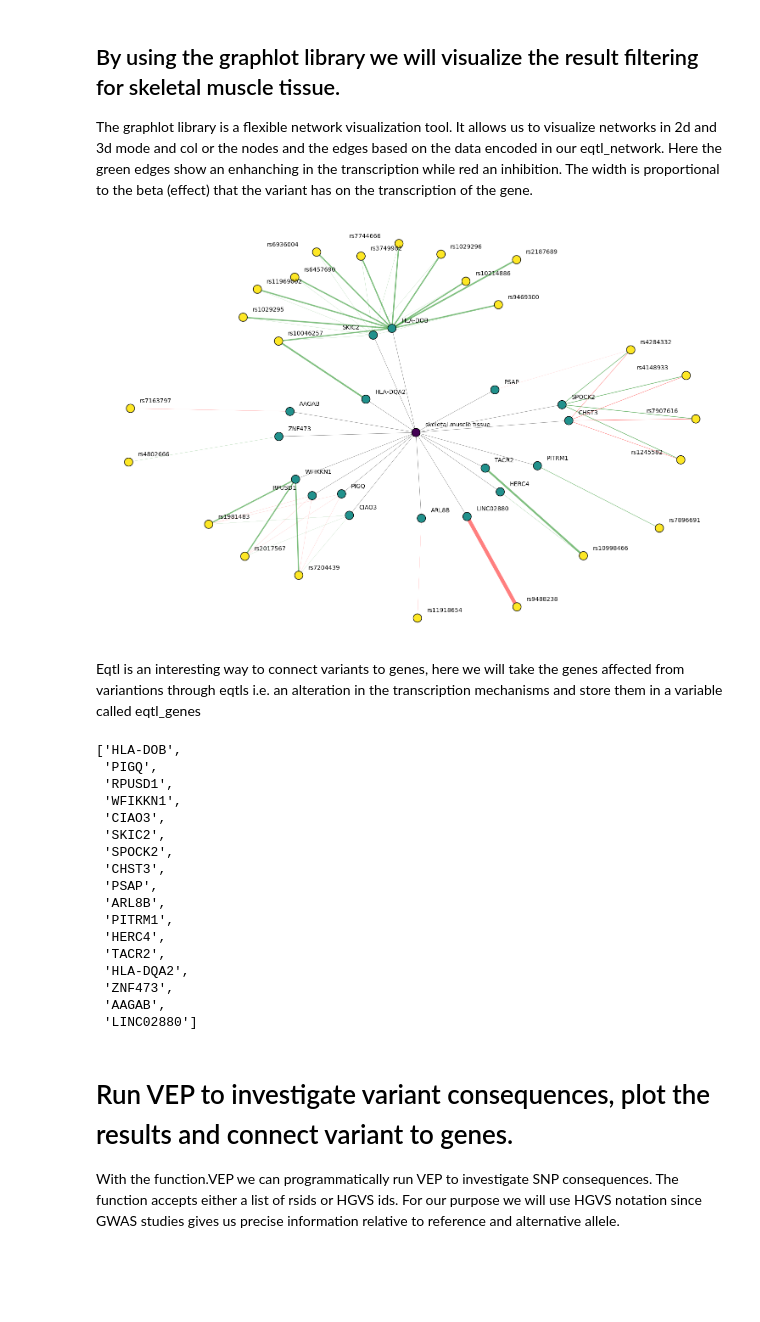
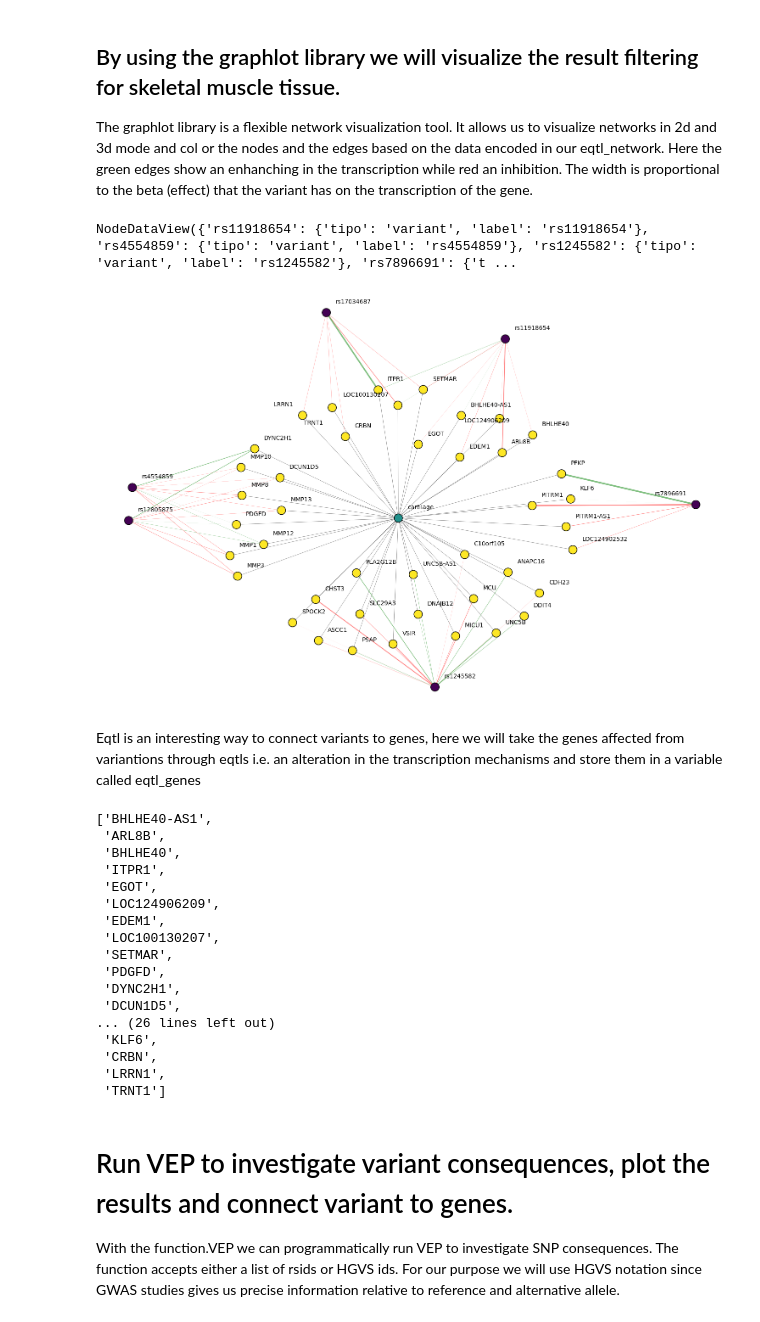
Before and after one commit to freh-g/genopyc, a Jupyter notebook: tutorials/Genopyc_tutorial_notebook.ipynb, the cells around one changed output. Cells and saved outputs as stored; diff of their text form; code cells hidden in the pictures; blank space fills up the shorter version.

```diff
--- a/tutorials/Genopyc_tutorial_notebook.ipynb
+++ b/tutorials/Genopyc_tutorial_notebook.ipynb
@@ -153,5 +156,5 @@ These studies correlate genetic variations with the altered expression of a gene
 Genopyc allows you to retrieve all the eqtls of a given variant the code. Data are fetched from [EBI](https://www.ebi.ac.uk/eqtl/). [Documentation](https://www.ebi.ac.uk/eqtl/api-docs/#accessing-the-api) available. Here we will get the eqtls for the variants.
 The function can take a while to run
 # %%
-eqtls_dict={rsid:gp.get_eqtl_df(rsid) for rsid in variants[10]}
+eqtls_dict={rsid:gp.get_eqtl_df(rsid,size=10000) for rsid in variants[:10]}
 # %%
@@ -197,3 +208,3 @@ The network will help us understand better the action of the variant in fact a r
 # %%
-eqtl_network_smt = gp.make_eqtl_network(list_of_eqtls_dataframes,tissue_name=True,gene_symbol=True,tissue='cartilage')
+eqtl_network_cartilage = gp.make_eqtl_network(list_of_eqtls_dataframes,tissue_name=True,gene_symbol=True,tissue='cartilage')
 # %% [markdown]
@@ -202,44 +213,48 @@ The result will be a network where nodes are either variants genes or tissues an
 ## By using the graphlot library we will visualize the result filtering for skeletal muscle tissue.
 
 The graphlot library is a flexible network visualization tool. It allows us to visualize networks in 2d and 3d mode and col or the nodes and the edges based on the data encoded in our eqtl_network. Here the green edges show an enhanching in the transcription while red an inhibition. The width is proportional to the beta (effect) that the variant has on the transcription of the gene.
+# %%
+eqtl_network_cartilage.nodes(data=True)
+# %% [output]
+NodeDataView({'rs11918654': {'tipo': 'variant', 'label': 'rs11918654'}, 'rs4554859': {'tipo': 'variant', 'label': 'rs4554859'}, 'rs1245582': {'tipo': 'variant', 'label': 'rs1245582'}, 'rs7896691': {'t ...
 # %%
 gv.visualize_network(
-                        eqtl_network_smt,mode='2d',
+                        eqtl_network_cartilage,mode='2d',
                         layout='auto',
                         edge_annotation_attributes=['beta'],
                         edge_color_attribute='color',
                         node_color_attribute='tipo',
-                        node_annotation=True,
+                        node_annotation='label',
                         show_node_label_3d = True,
                         edge_attribute_width='beta',
                         factor_edge_width=4,
                         node_size=200,
                     )
 # %% [output]
-[figure, old version]
+[figure, new version]
 # %% [markdown]
 Eqtl is an interesting way to connect variants to genes, here we will take the genes affected from variantions through eqtls i.e. an alteration in the transcription mechanisms and store them in a variable called eqtl_genes
 # %%
-eqtl_genes = [node[0] for node in eqtl_network_smt.nodes(data=True) if node[1]['tipo'] == 'gene']
+eqtl_genes = [node[0] for node in eqtl_network_cartilage.nodes(data=True) if node[1]['tipo'] == 'gene']
 eqtl_genes
 # %% [output]
-['HLA-DOB',
- 'PIGQ',
- 'RPUSD1',
- 'WFIKKN1',
- 'CIAO3',
- 'SKIC2',
- 'SPOCK2',
- 'CHST3',
- 'PSAP',
+['BHLHE40-AS1',
  'ARL8B',
- 'PITRM1',
- 'HERC4',
- 'TACR2',
- 'HLA-DQA2',
- 'ZNF473',
- 'AAGAB',
- 'LINC02880']
+ 'BHLHE40',
+ 'ITPR1',
+ 'EGOT',
+ 'LOC124906209',
+ 'EDEM1',
+ 'LOC100130207',
+ 'SETMAR',
+ 'PDGFD',
+ 'DYNC2H1',
+ 'DCUN1D5',
+... (26 lines left out)
+ 'KLF6',
+ 'CRBN',
+ 'LRRN1',
+ 'TRNT1']
 # %% [markdown]
 # Run VEP to investigate variant consequences, plot the results and connect variant to genes.
 
```
Also changed, not shown: parts of 49 cells of this notebook.
